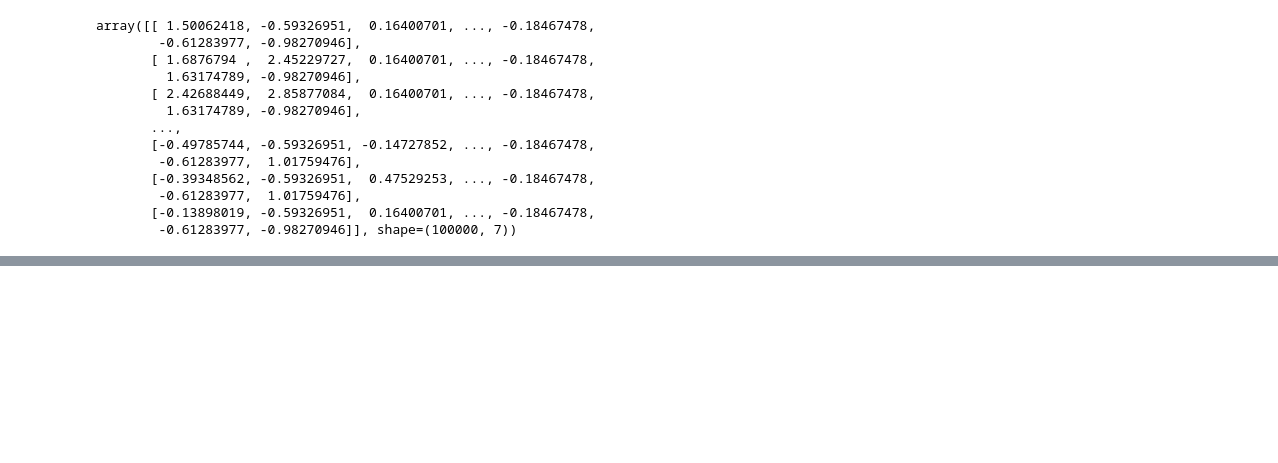
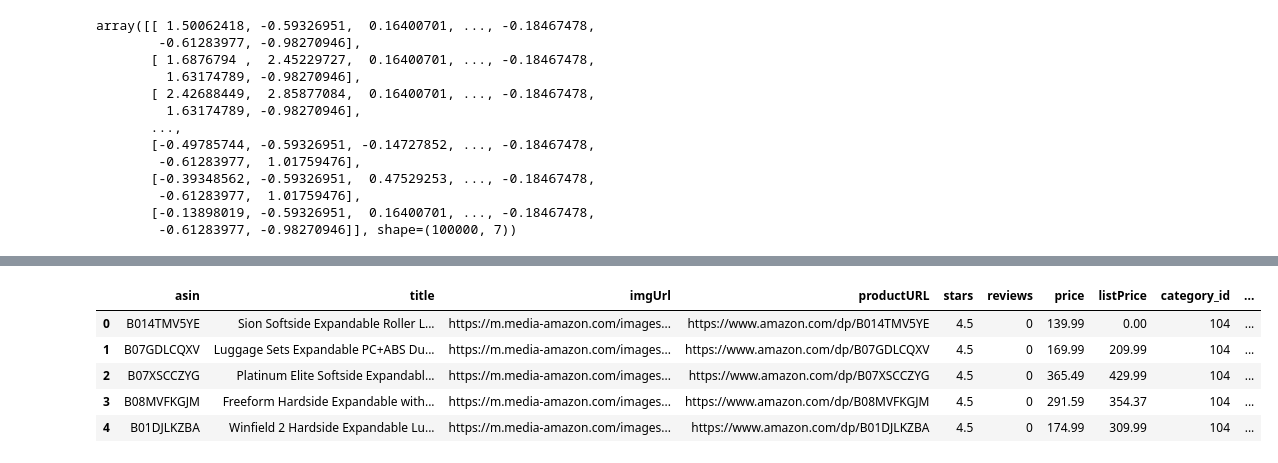
Before and after one commit to Niraj7272/E-Commerce_Product_Clustering_K-Means, a Jupyter notebook: notebooks/product_Clustering.ipynb, the cells around one changed output, grey strips where cells are left out. Cells and saved outputs as stored; diff of their text form; code cells hidden in the pictures; blank space fills up the shorter version.

```diff
--- a/notebooks/product_Clustering.ipynb
+++ b/notebooks/product_Clustering.ipynb
@@ -452,0 +535,11 @@ array([[ 1.50062418, -0.59326951,  0.16400701, ..., -0.18467478,
+# %%
+df['Cluster'] = clusters
+
+df.head()
+# %% [output]
+|  | asin | title | imgUrl | productURL | stars | reviews | price | listPrice | category_id | ... |
+| 0 | B014TMV5YE | Sion Softside Expandable Roller L... | https://m.media-amazon.com/images... | https://www.amazon.com/dp/B014TMV5YE | 4.5 | 0 | 139.99 | 0.00 | 104 | ... |
+| 1 | B07GDLCQXV | Luggage Sets Expandable PC+ABS Du... | https://m.media-amazon.com/images... | https://www.amazon.com/dp/B07GDLCQXV | 4.5 | 0 | 169.99 | 209.99 | 104 | ... |
+| 2 | B07XSCCZYG | Platinum Elite Softside Expandabl... | https://m.media-amazon.com/images... | https://www.amazon.com/dp/B07XSCCZYG | 4.5 | 0 | 365.49 | 429.99 | 104 | ... |
+| 3 | B08MVFKGJM | Freeform Hardside Expandable with... | https://m.media-amazon.com/images... | https://www.amazon.com/dp/B08MVFKGJM | 4.5 | 0 | 291.59 | 354.37 | 104 | ... |
+| 4 | B01DJLKZBA | Winfield 2 Hardside Expandable Lu... | https://m.media-amazon.com/images... | https://www.amazon.com/dp/B01DJLKZBA | 4.5 | 0 | 174.99 | 309.99 | 104 | ... |
```
Also changed, not shown: parts of 12 cells of this notebook.
